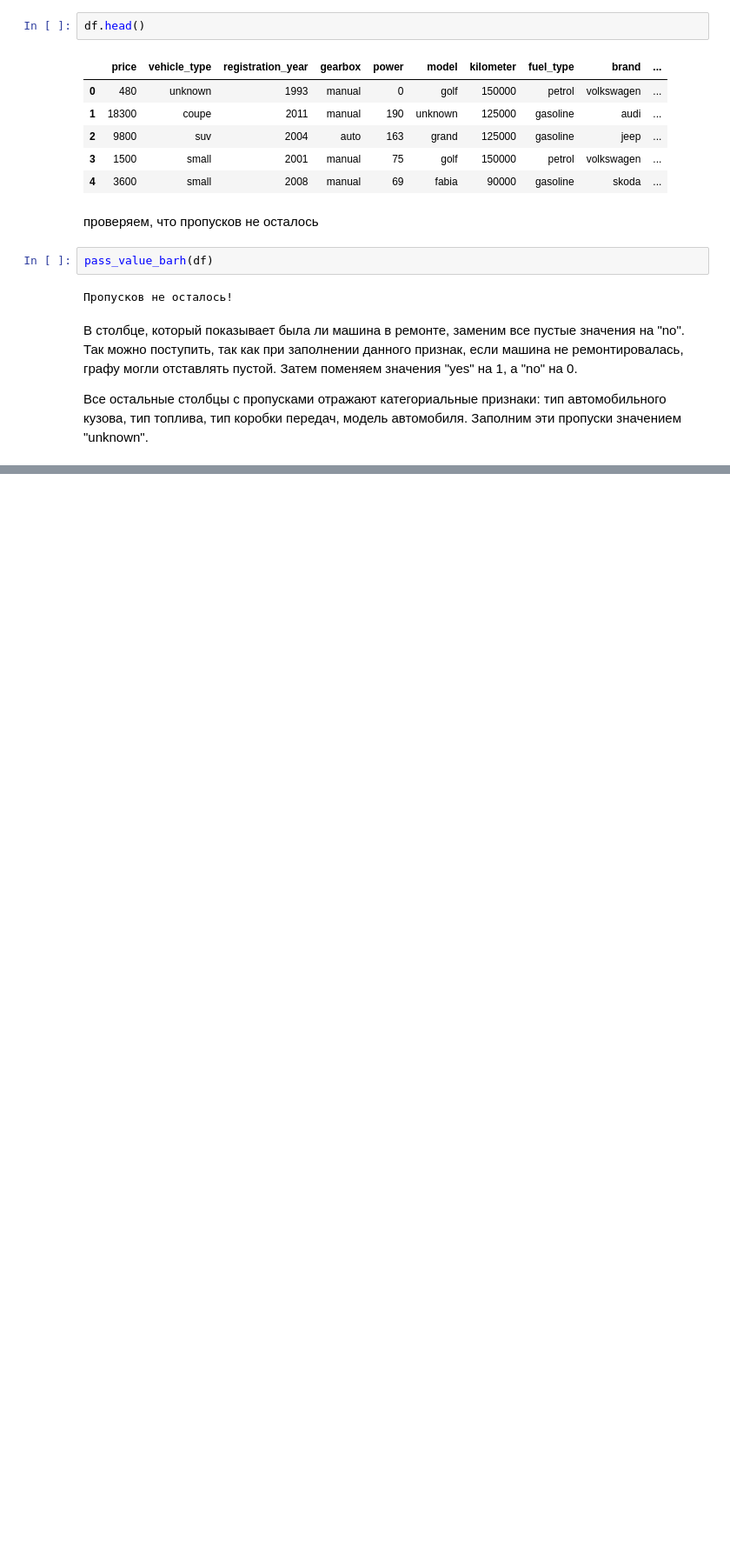
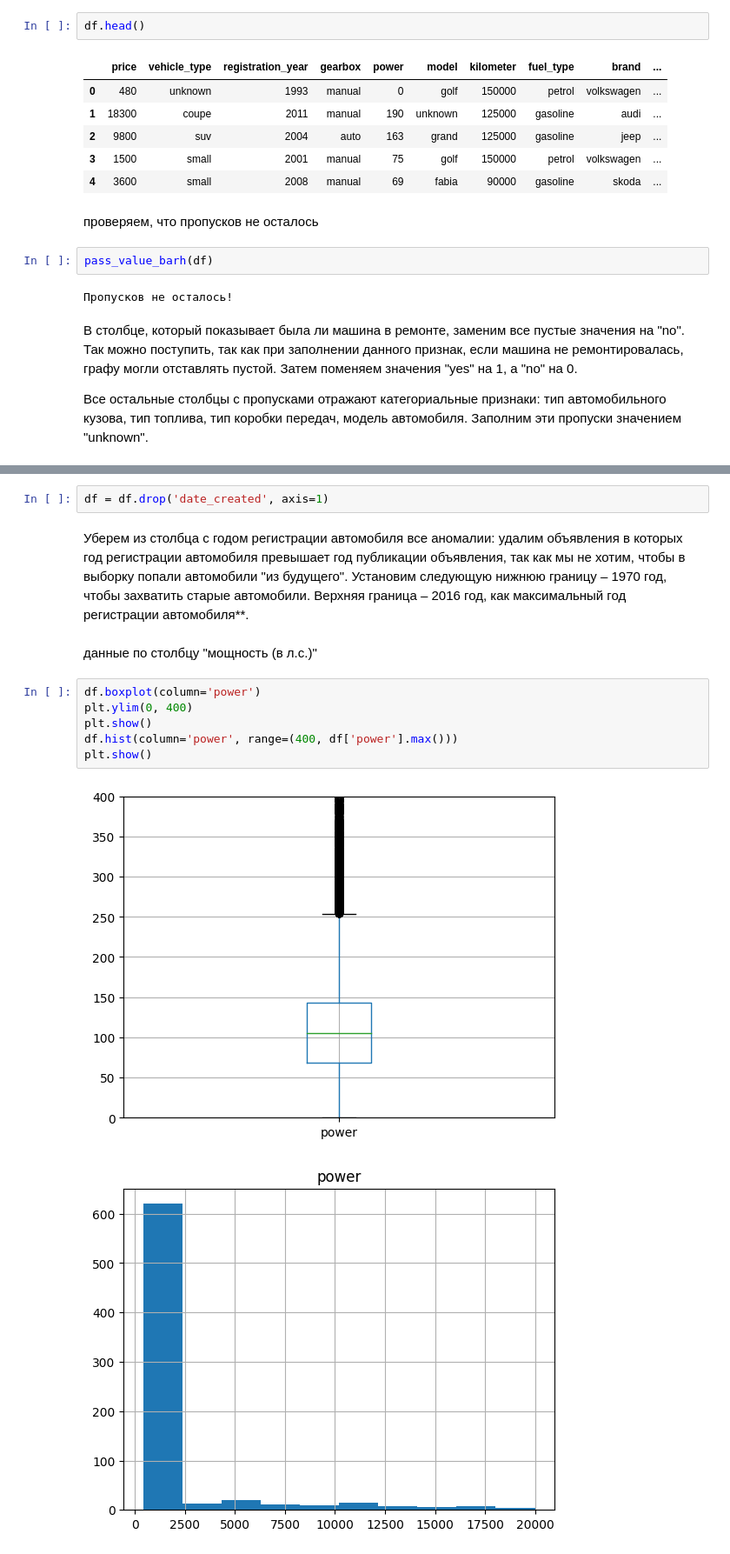
Before and after one commit to samurai921/task_sklearn, a Jupyter notebook: task_2/task_2.ipynb, the cells around one changed output, grey strips where cells are left out. Shown at 87% size. Saved outputs shown, nothing was run; the diff lists cells and outputs as text; blank space fills up the shorter version.

```diff
--- a/task_2/task_2.ipynb
+++ b/task_2/task_2.ipynb
@@ -180,0 +255,15 @@ pass_value_barh(df)
+# %%
+df = df.drop('date_created', axis=1)
+# %% [markdown]
+Уберем из столбца с годом регистрации автомобиля все аномалии: удалим объявления в которых год регистрации автомобиля превышает год публикации объявления, так как мы не хотим, чтобы в выборку попали автомобили "из будущего". Установим следующую нижнюю границу – 1970 год, чтобы захватить старые автомобили. Верхняя граница – 2016 год, как максимальный год регистрации автомобиля**.
+# %% [markdown]
+данные по столбцу "мощность (в л.с.)"
+# %%
+df.boxplot(column='power')
+plt.ylim(0, 400)
+plt.show()
+df.hist(column='power', range=(400, df['power'].max()))
+plt.show()
+# %% [output]
+[figure, added]
+[figure, added]
```
Also changed, not shown: parts of 66 cells of this notebook.
